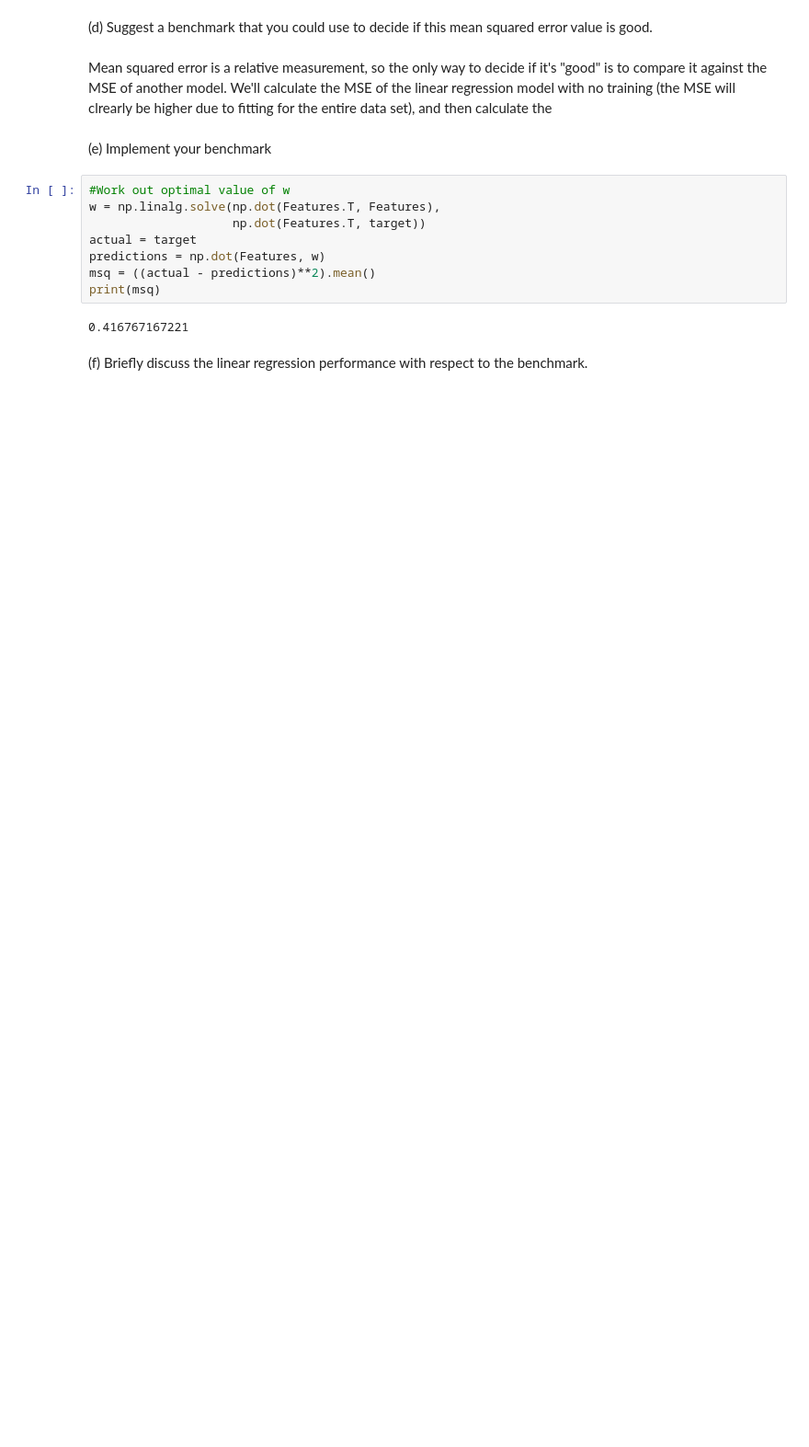
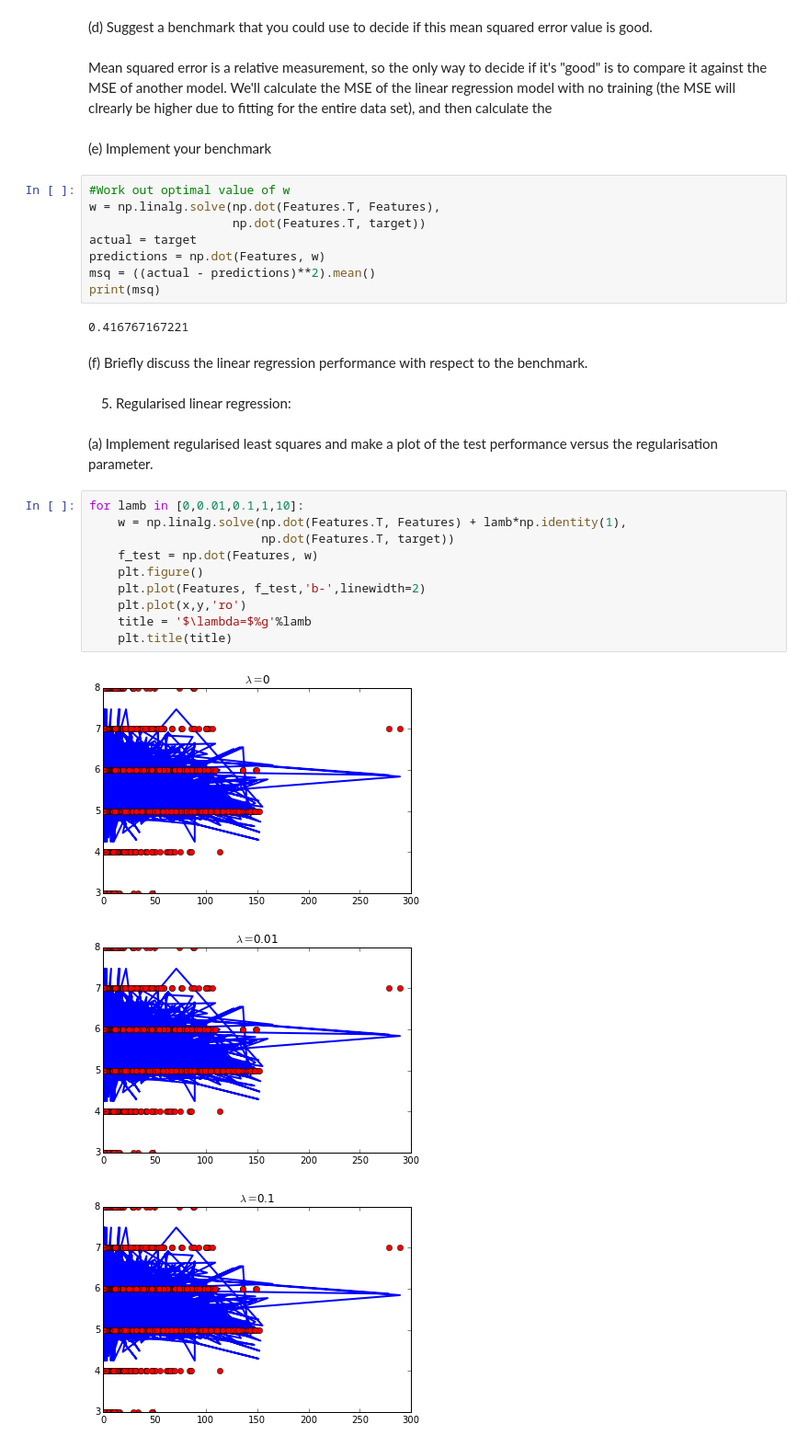
Before and after one commit to RossMeikleham/MachineLearning-Wines, a Jupyter notebook: notebook.ipynb, the cells around one changed output. Shown: that part at 92% size. Saved outputs shown, nothing was run; the diff lists cells and outputs as text; blank space fills up the shorter version.

```diff
--- a/notebook.ipynb
+++ b/notebook.ipynb
@@ -96,3 +94,22 @@ print(msq)
 0.416767167221
 # %% [markdown]
 (f) Briefly discuss the linear regression performance with respect to the benchmark.
+# %% [markdown]
+5. Regularised linear regression:
+# %% [markdown]
+(a) Implement regularised least squares and make a plot of the test performance versus the
+regularisation parameter.
+# %%
+for lamb in [0,0.01,0.1,1,10]:
+    w = np.linalg.solve(np.dot(Features.T, Features) + lamb*np.identity(1),
+                        np.dot(Features.T, target))
+    f_test = np.dot(Features, w)
+    plt.figure()
+    plt.plot(Features, f_test,'b-',linewidth=2)
+    plt.plot(x,y,'ro')
+    title = '$\lambda=$%g'%lamb
+    plt.title(title)
+# %% [output]
+[figure, added]
+[figure, added]
+[figure, added]
```
Also changed, not shown: parts of 3 cells of this notebook.
